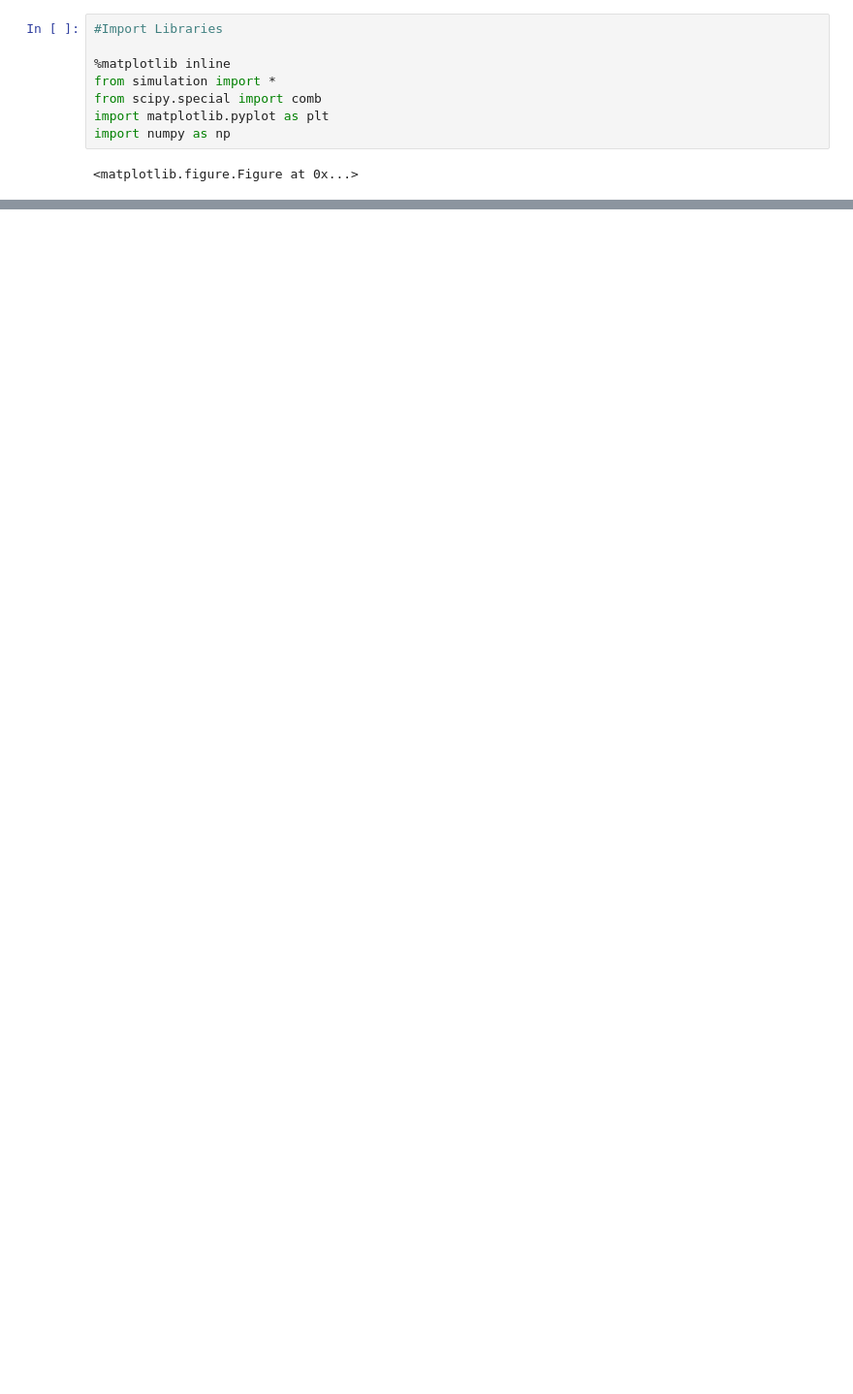
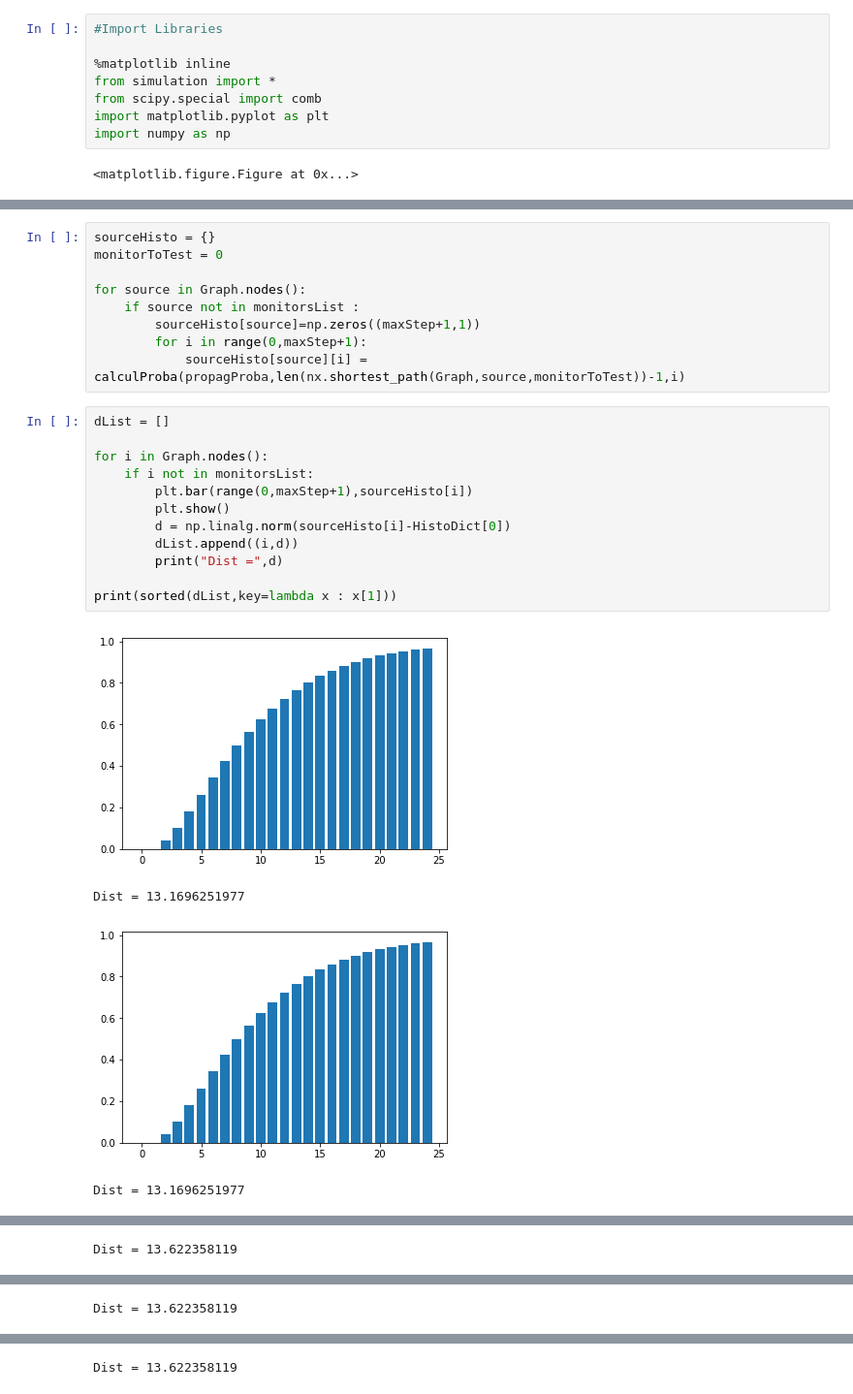
Before and after one commit to N0ciple/MSc-Project, a Jupyter notebook: Test_Histogram.ipynb, the cells around one changed output, grey strips where cells are left out. Shown at 97% size. Cells and saved outputs as stored; diff of their text form; blank space fills up the shorter version.

```diff
--- a/Test_Histogram.ipynb
+++ b/Test_Histogram.ipynb
@@ -89,0 +87,26 @@ for m in monitorsList :
+# %%
+sourceHisto = {}
+monitorToTest = 0
+
+for source in Graph.nodes():
+    if source not in monitorsList :
+        sourceHisto[source]=np.zeros((maxStep+1,1))
+        for i in range(0,maxStep+1):
+            sourceHisto[source][i] = calculProba(propagProba,len(nx.shortest_path(Graph,source,monitorToTest))-1,i)
+# %%
+dList = []
+
+for i in Graph.nodes():
+    if i not in monitorsList:
+        plt.bar(range(0,maxStep+1),sourceHisto[i])
+        plt.show()
+        d = np.linalg.norm(sourceHisto[i]-HistoDict[0])
+        dList.append((i,d))
+        print("Dist =",d)
+
+print(sorted(dList,key=lambda x : x[1]))
+# %% [output]
+[figure, added]
+Dist = 13.1696251977
+[figure, added]
+Dist = 13.1696251977
@@ -89,0 +114 @@ for m in monitorsList :
+Dist = 13.622358119
@@ -89,0 +116 @@ for m in monitorsList :
+Dist = 13.622358119
@@ -89,0 +118 @@ for m in monitorsList :
+Dist = 13.622358119
```
Also changed, not shown: parts of 5 cells of this notebook, 1 other file.
